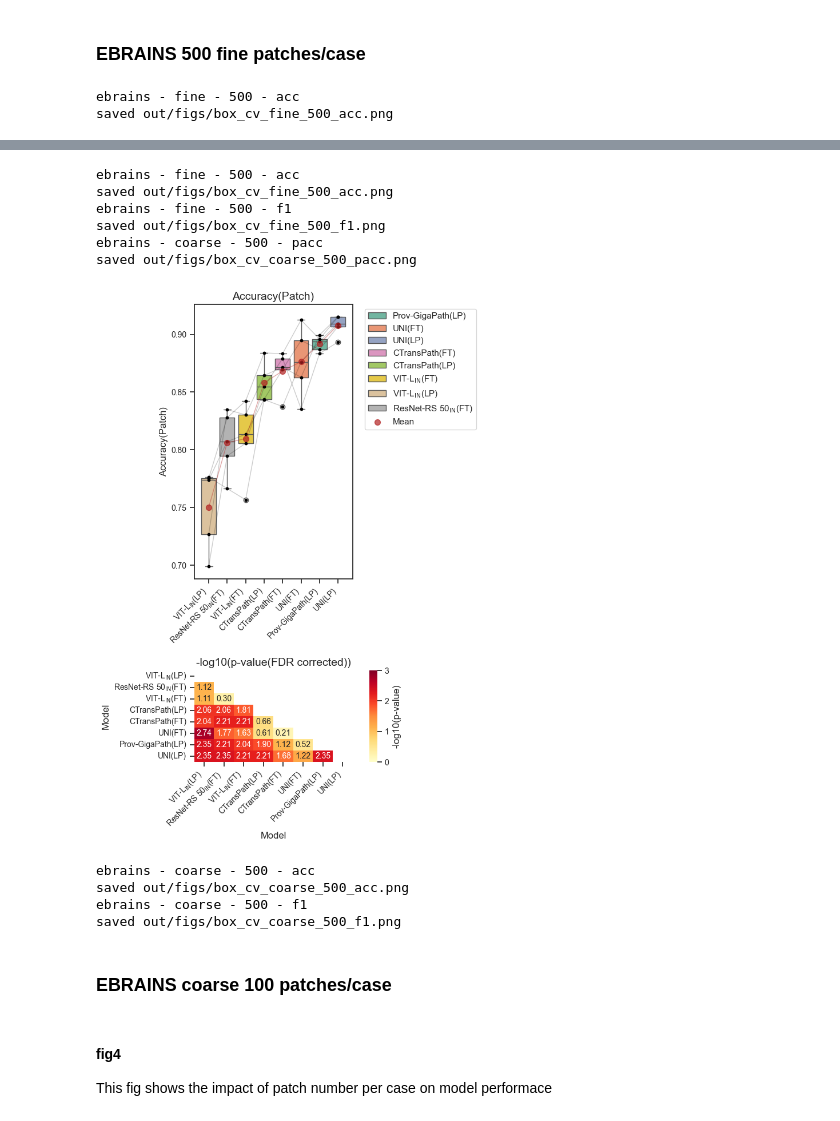
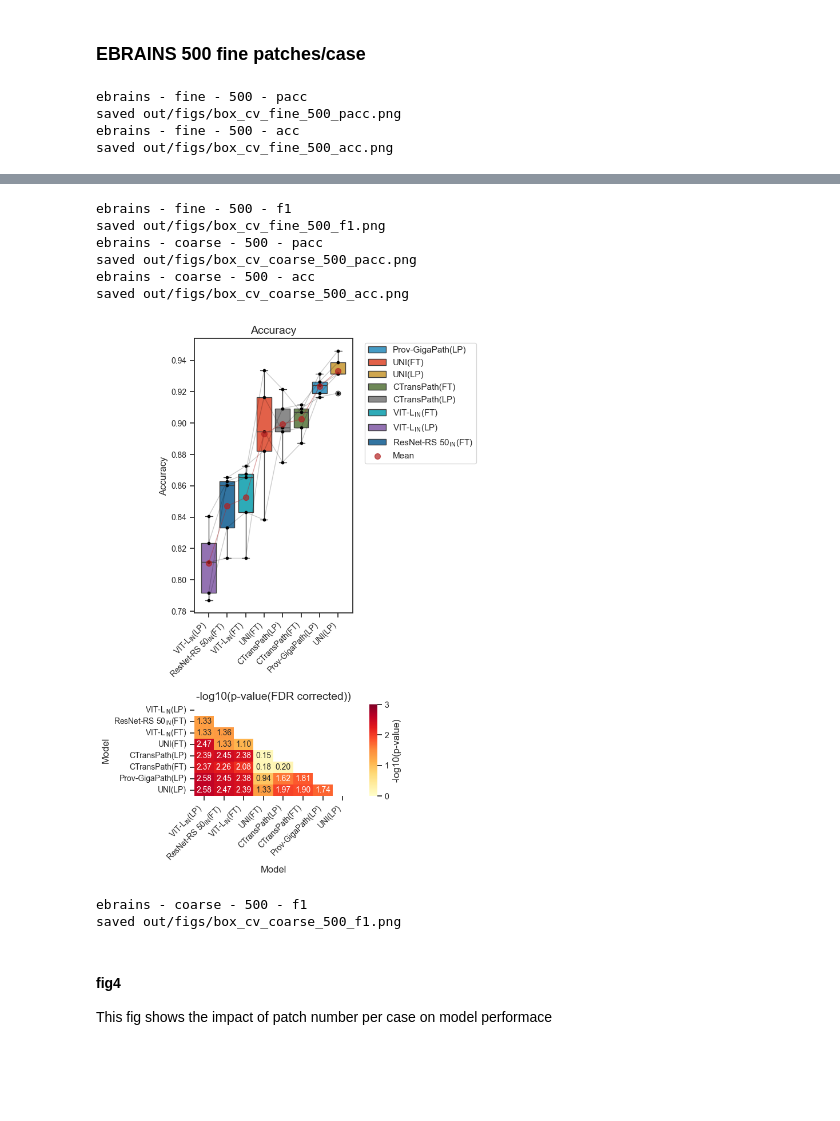
Before and after one commit to endaaman/bt, a Jupyter notebook: notes/note_metrics.ipynb, the cells around one changed output, grey strips where cells are left out. Drawn from its saved outputs; the diff is of its cells as text; code cells hidden in the pictures; blank space fills up the shorter version.

```diff
--- a/notes/note_metrics.ipynb
+++ b/notes/note_metrics.ipynb
@@ -24,7 +24,7 @@ if project_root not in sys.path:
 os.chdir(project_root)
 print('now working', project_root)
 
-DPI = 600
+DPI = 100
 
 sns.set_theme(style="ticks", palette="tab10")
 # sns.set_theme(style="white")
@@ -43,4 +43,7 @@ fix_global_seed()
 
 # print(f"デフォルトのフォント: {plt.rcParams['font.sans-serif']}")
 # print(', '.join(sorted(list(set([font.name for font in fontManager.ttflist if not font.name.startswith('Noto')])))))
+
+PALETTE = 'Set2'
+LIMIT = 500
 # %% [output]
@@ -148,3 +153,25 @@ wrote out/figs/table2_coarse_ebrains.xlsx
 | ResNet-RS 50$\mathrm{_{IN}}$(LP) | 0.417 ± 0.178 | 0.444 ± 0.159 | 0.178 ± 0.047 | 0.238 ± 0.013 | 0.148 ± 0.059 |
 # %% [markdown]
 ## fig3: Box - Cross Validation
+# %%
+import random
+import colorcet as cc
+
+labels = [
+    'Prov-GigaPath(LP)',
+    'UNI(FT)',
+    'UNI(LP)',
+    'CTransPath(FT)',
+    'CTransPath(LP)',
+    r'VIT-L$\mathrm{_{IN}}$(FT)',
+    r'VIT-L$\mathrm{_{IN}}$(LP)',
+    r'VIT-L(BS)',
+    r'ResNet-RS 50$\mathrm{_{IN}}$(FT)',
+    r'ResNet-RS 50$\mathrm{_{IN}}$(LP)',
+    r'ResNet-RS 50(BS)',
+]
+print(len(labels))
+# colors = sns.color_palette('pastel20', len(label))
+colors = sns.color_palette(cc.glasbey_hv, n_colors=len(labels))
+color_map = dict(zip(labels, colors))
+display(colors)
@@ -315,13 +342,15 @@ saved out/figs/box_cv_coarse_500_f1.png
 # %% [markdown]
 ### EBRAINS 500 fine patches/case
 # %%
-paired_box('ebrains', False, 500, 'acc', True)
-paired_box('ebrains', False, 500, 'acc')
-paired_box('ebrains', False, 500, 'f1')
+paired_box('ebrains', False, LIMIT, 'pacc')
+paired_box('ebrains', False, LIMIT, 'acc', True)
+paired_box('ebrains', False, LIMIT, 'f1')
 
-paired_box('ebrains', True, 500, 'pacc',  True)
-paired_box('ebrains', True, 500, 'acc')
-paired_box('ebrains', True, 500, 'f1')
+paired_box('ebrains', True, LIMIT, 'pacc')
+paired_box('ebrains', True, LIMIT, 'acc',  True)
+paired_box('ebrains', True, LIMIT, 'f1')
 # %% [output]
+ebrains - fine - 500 - pacc
+saved out/figs/box_cv_fine_500_pacc.png
 ebrains - fine - 500 - acc
 saved out/figs/box_cv_fine_500_acc.png
@@ -329,16 +358,12 @@ saved out/figs/box_cv_fine_500_acc.png
-ebrains - fine - 500 - acc
-saved out/figs/box_cv_fine_500_acc.png
 ebrains - fine - 500 - f1
 saved out/figs/box_cv_fine_500_f1.png
 ebrains - coarse - 500 - pacc
 saved out/figs/box_cv_coarse_500_pacc.png
+ebrains - coarse - 500 - acc
+saved out/figs/box_cv_coarse_500_acc.png
-[figure, old version]
+[figure, new version]
-ebrains - coarse - 500 - acc
-saved out/figs/box_cv_coarse_500_acc.png
 ebrains - coarse - 500 - f1
 saved out/figs/box_cv_coarse_500_f1.png
-# %% [markdown]
-### EBRAINS coarse 100 patches/case
 # %% [markdown]
 #### fig4
 
```
Also changed, not shown: parts of 16 cells of this notebook, 3 other files.
